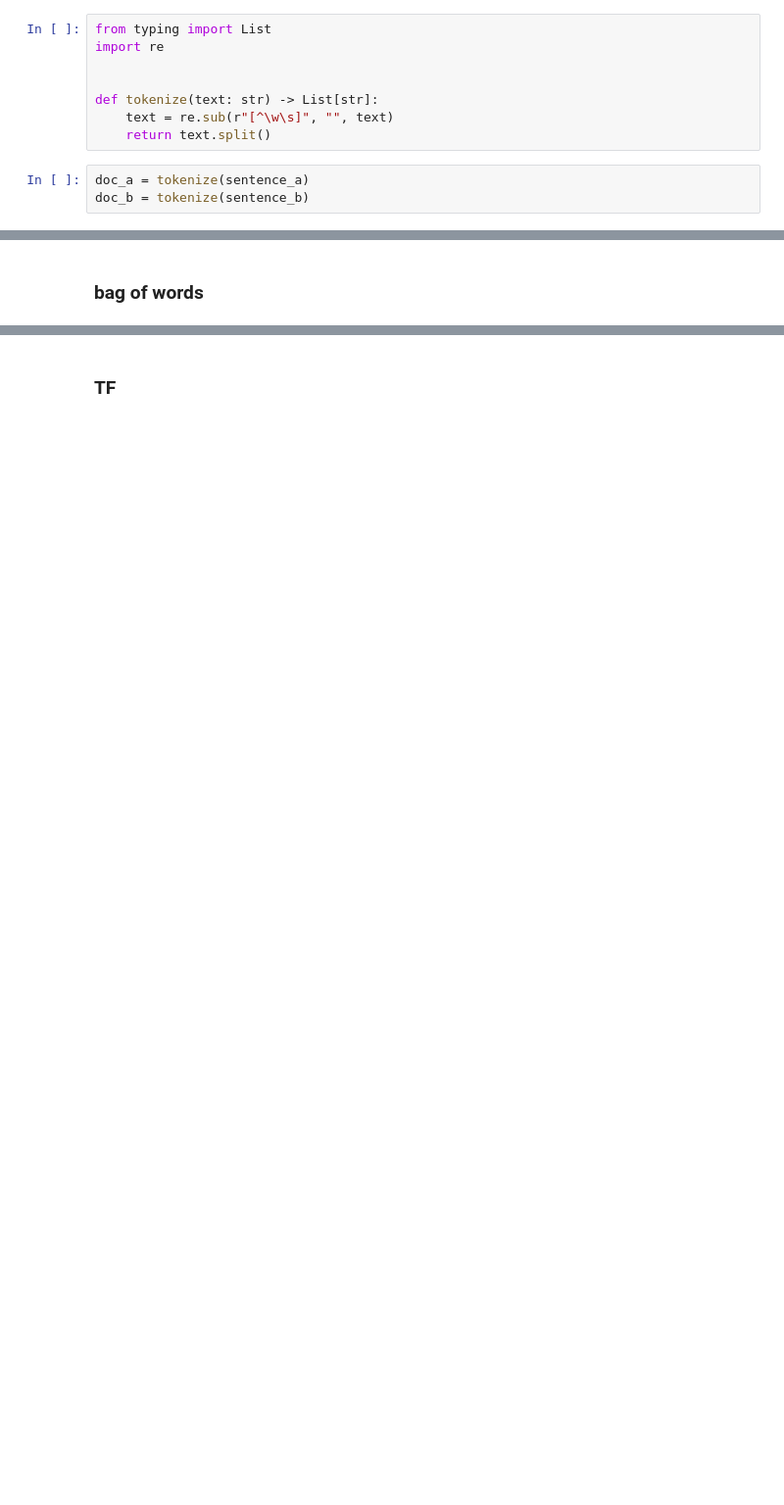
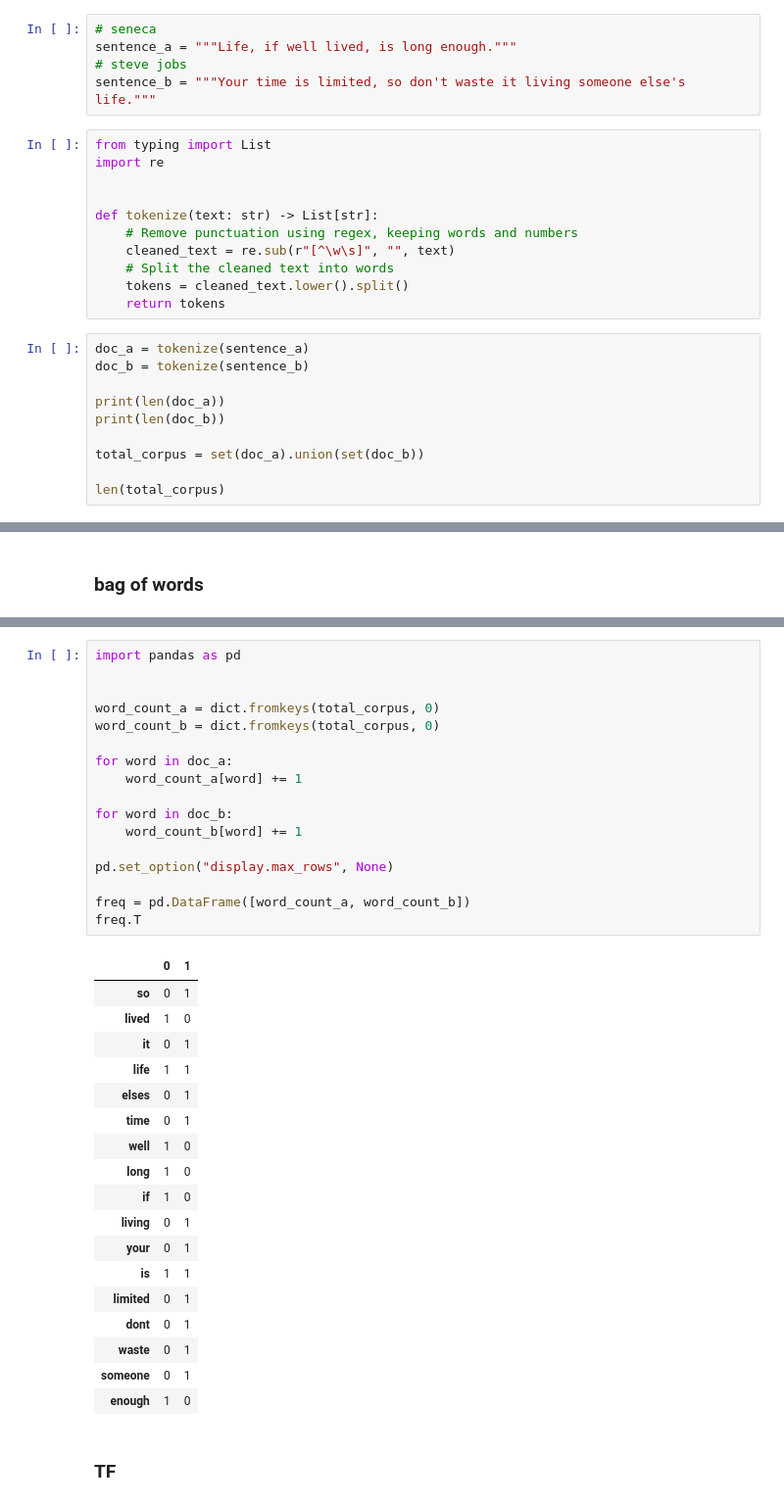
Before and after one commit to benthecoder/AI, a Jupyter notebook: nlp/embeddings/tfidf.ipynb, the cells around one changed output, grey strips where cells are left out. Shown: that part at 98% size. Cells and saved outputs as stored; diff of their text form; blank space fills up the shorter version.

```diff
--- a/nlp/embeddings/tfidf.ipynb
+++ b/nlp/embeddings/tfidf.ipynb
@@ -5,11 +1,26 @@ sentence_b = """Good writing is true writing. If a man is making a story up it w
+# %%
+# seneca
+sentence_a = """Life, if well lived, is long enough."""
+# steve jobs
+sentence_b = """Your time is limited, so don't waste it living someone else's life."""
 # %%
 from typing import List
 import re
 
 
 def tokenize(text: str) -> List[str]:
-    text = re.sub(r"[^\w\s]", "", text)
-    return text.split()
+    # Remove punctuation using regex, keeping words and numbers
+    cleaned_text = re.sub(r"[^\w\s]", "", text)
+    # Split the cleaned text into words
+    tokens = cleaned_text.lower().split()
+    return tokens
 # %%
 doc_a = tokenize(sentence_a)
 doc_b = tokenize(sentence_b)
+
+print(len(doc_a))
+print(len(doc_b))
+
+total_corpus = set(doc_a).union(set(doc_b))
+
+len(total_corpus)
@@ -39,2 +33,38 @@ ModuleNotFoundError: No module named 'pandas'
+# %%
+import pandas as pd
+
+
+word_count_a = dict.fromkeys(total_corpus, 0)
+word_count_b = dict.fromkeys(total_corpus, 0)
+
+for word in doc_a:
+    word_count_a[word] += 1
+
+for word in doc_b:
+    word_count_b[word] += 1
+
+pd.set_option("display.max_rows", None)
+
+freq = pd.DataFrame([word_count_a, word_count_b])
+freq.T
+# %% [output]
+|  | 0 | 1 |
+| so | 0 | 1 |
+| lived | 1 | 0 |
+| it | 0 | 1 |
+| life | 1 | 1 |
+| elses | 0 | 1 |
+| time | 0 | 1 |
+| well | 1 | 0 |
+| long | 1 | 0 |
+| if | 1 | 0 |
+| living | 0 | 1 |
+| your | 0 | 1 |
+| is | 1 | 1 |
+| limited | 0 | 1 |
+| dont | 0 | 1 |
+| waste | 0 | 1 |
+| someone | 0 | 1 |
+| enough | 1 | 0 |
 # %% [markdown]
 ### TF
```
Also changed, not shown: parts of 12 cells of this notebook.
